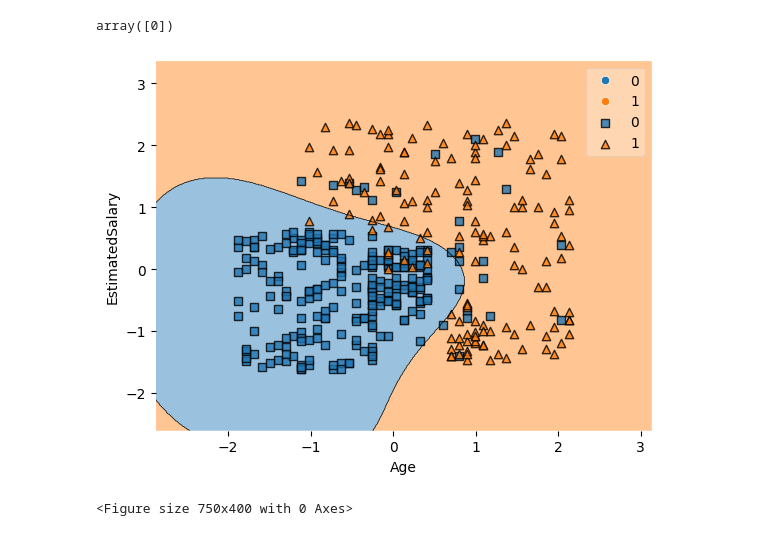
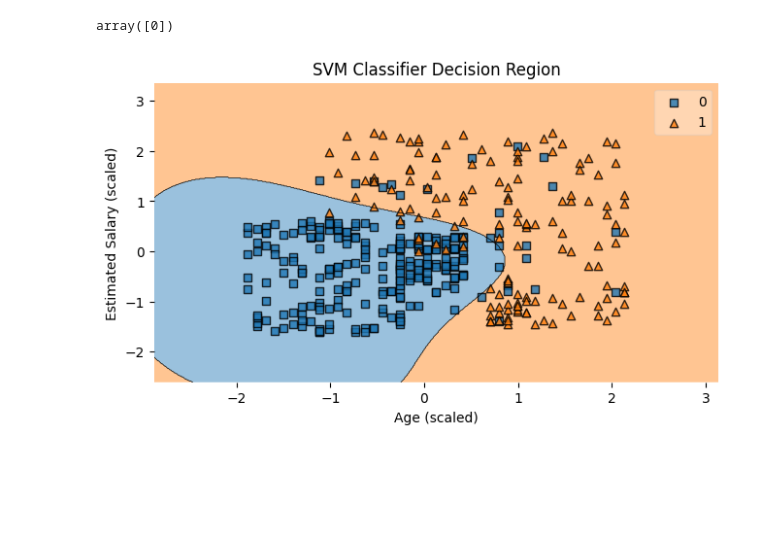
Before and after one commit to omgajipara7/Data-Science, a Jupyter notebook: AI:ML/Machine Learning/Supervised Learning/Classification/Svm/SVM.ipynb, the cells around one changed output. Saved outputs shown, nothing was run; the diff lists cells and outputs as text; code cells hidden in the pictures; blank space fills up the shorter version.

```diff
--- a/AI:ML/Machine Learning/Supervised Learning/Classification/Svm/SVM.ipynb
+++ b/AI:ML/Machine Learning/Supervised Learning/Classification/Svm/SVM.ipynb
@@ -93,11 +92,12 @@ svm.predict(x_scaledinp)
 # %% [output]
 array([0])
 # %%
-sns.scatterplot(x='Age',y='EstimatedSalary',hue='Purchased',data=data)
+plt.figure(figsize=(7.5, 4))
 plot_decision_regions(x_scaled, y.to_numpy().astype(np.int_), clf=svm)
-plt.figure(figsize=(7.5,4))
-
+plt.xlabel("Age (scaled)")
+plt.ylabel("Estimated Salary (scaled)")
+plt.title("SVM Classifier Decision Region")
+plt.savefig('assets/SVMClassifier.jpg')
 plt.show()
 # %% [output]
-[figure, old version]
+[figure, new version]
-<Figure size 750x400 with 0 Axes>
```
Also changed, not shown: parts of 2 cells of this notebook, 21 other files.
